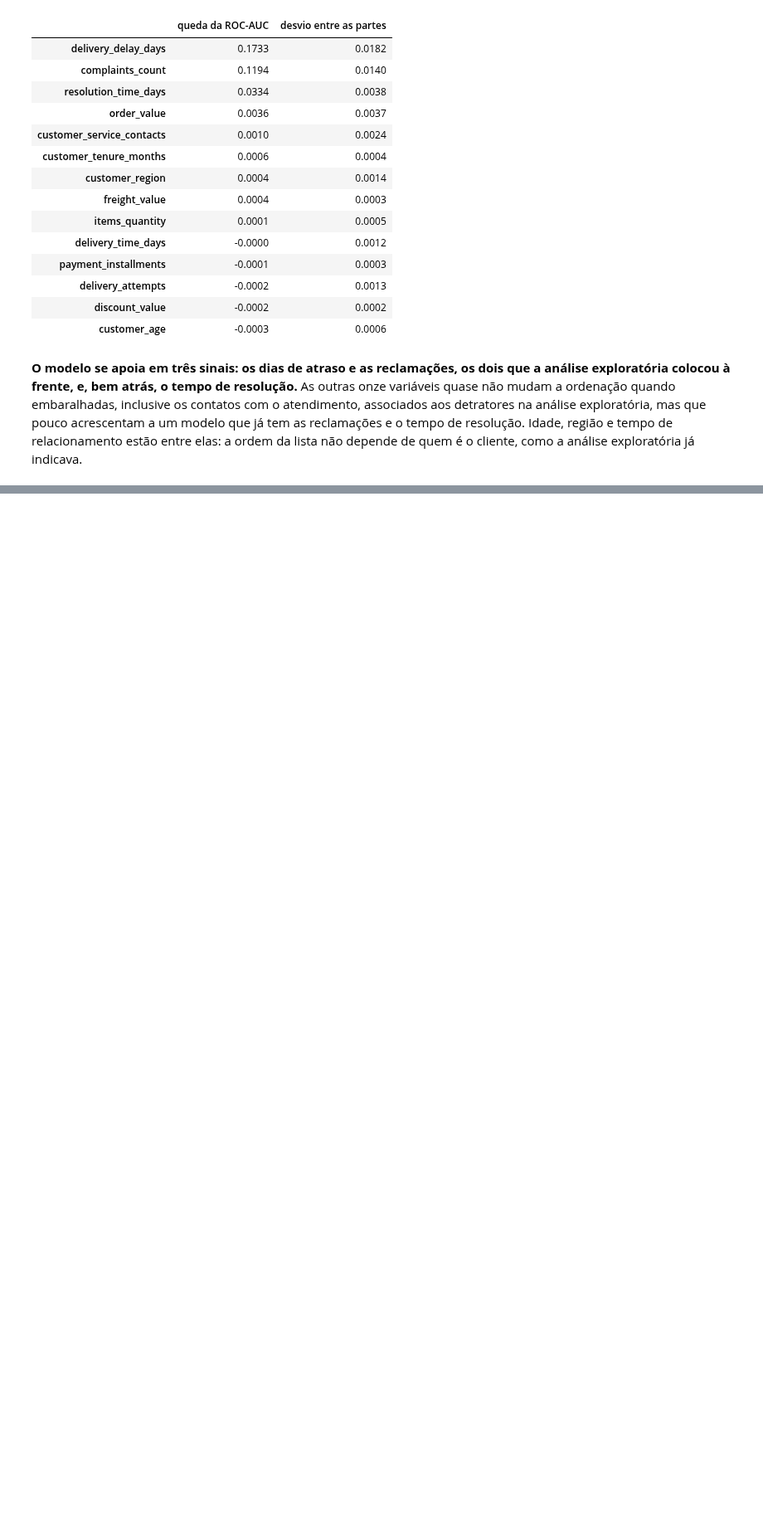
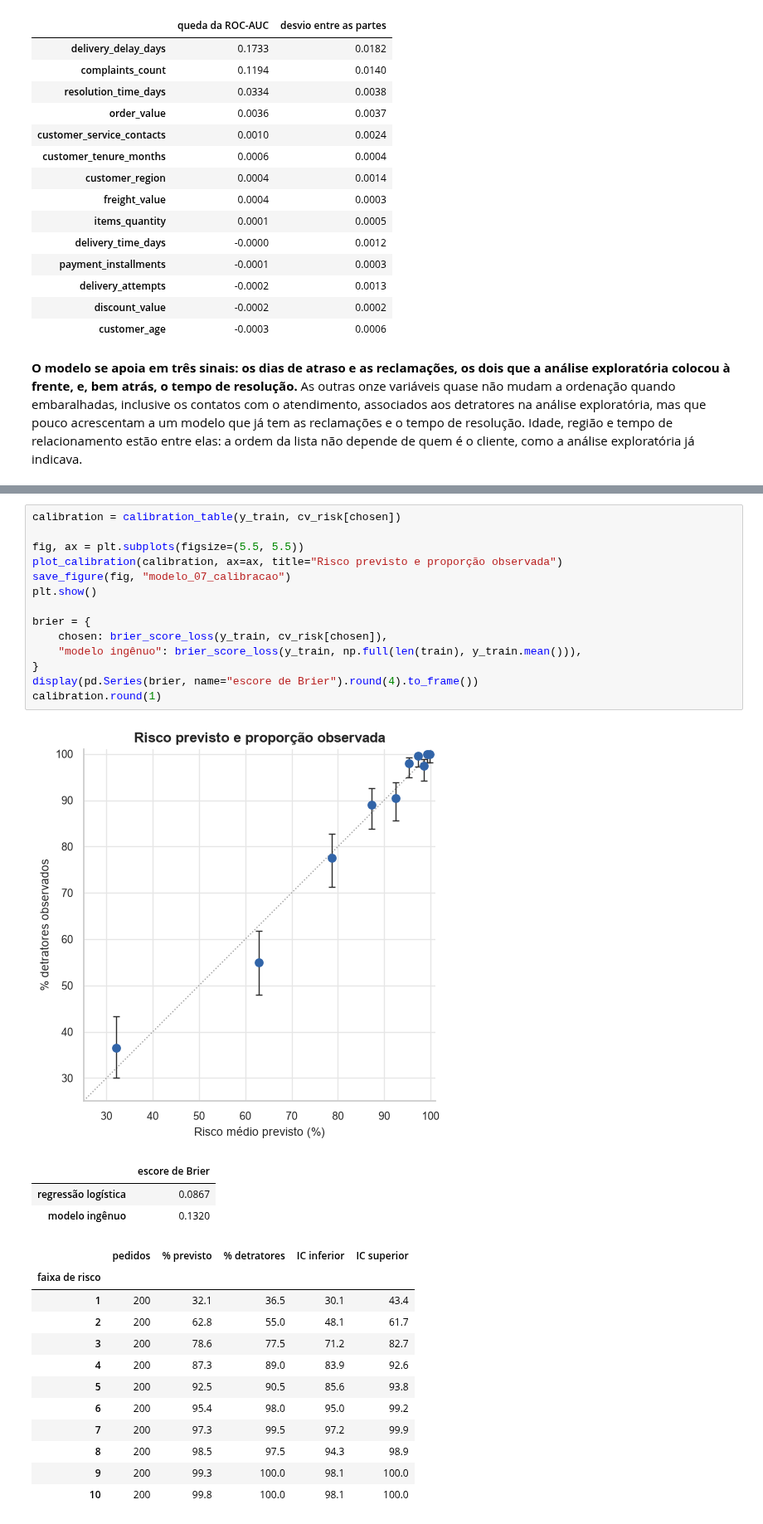
Before and after one commit to jpvbrandaos/tech-challenge-nps-preditivo, a Jupyter notebook: notebooks/03_modelagem.ipynb, the cells around one changed output, grey strips where cells are left out. Shown at 83% size. Cells and saved outputs as stored; diff of their text form; blank space fills up the shorter version.

```diff
--- a/notebooks/03_modelagem.ipynb
+++ b/notebooks/03_modelagem.ipynb
@@ -282,0 +287,31 @@ importance.round(4)
+# %%
+calibration = calibration_table(y_train, cv_risk[chosen])
+
+fig, ax = plt.subplots(figsize=(5.5, 5.5))
+plot_calibration(calibration, ax=ax, title="Risco previsto e proporção observada")
+save_figure(fig, "modelo_07_calibracao")
+plt.show()
+
+brier = {
+    chosen: brier_score_loss(y_train, cv_risk[chosen]),
+    "modelo ingênuo": brier_score_loss(y_train, np.full(len(train), y_train.mean())),
+}
+display(pd.Series(brier, name="escore de Brier").round(4).to_frame())
+calibration.round(1)
+# %% [output]
+[figure, added]
+|  | escore de Brier |
+| regressão logística | 0.0867 |
+| modelo ingênuo | 0.1320 |
+|  | pedidos | % previsto | % detratores | IC inferior | IC superior |
+| faixa de risco |  |  |  |  |  |
+| 1 | 200 | 32.1 | 36.5 | 30.1 | 43.4 |
+| 2 | 200 | 62.8 | 55.0 | 48.1 | 61.7 |
+| 3 | 200 | 78.6 | 77.5 | 71.2 | 82.7 |
+| 4 | 200 | 87.3 | 89.0 | 83.9 | 92.6 |
+| 5 | 200 | 92.5 | 90.5 | 85.6 | 93.8 |
+| 6 | 200 | 95.4 | 98.0 | 95.0 | 99.2 |
+| 7 | 200 | 97.3 | 99.5 | 97.2 | 99.9 |
+| 8 | 200 | 98.5 | 97.5 | 94.3 | 98.9 |
+| 9 | 200 | 99.3 | 100.0 | 98.1 | 100.0 |
+| 10 | 200 | 99.8 | 100.0 | 98.1 | 100.0 |
```
Also changed, not shown: parts of 5 cells of this notebook, 1 other file.
